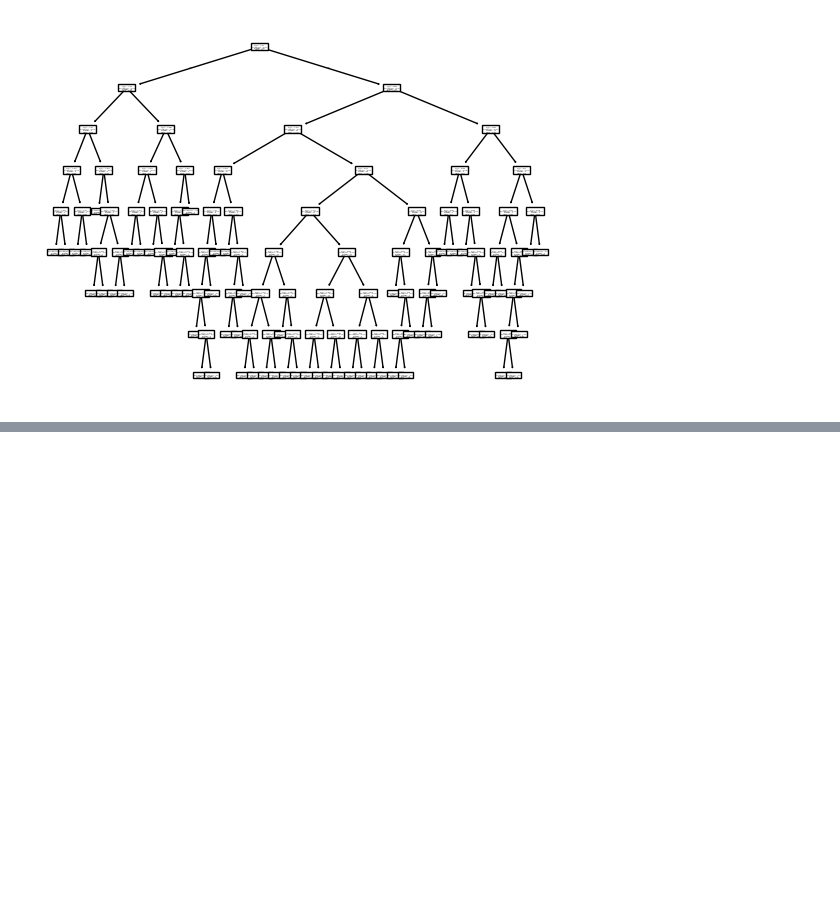
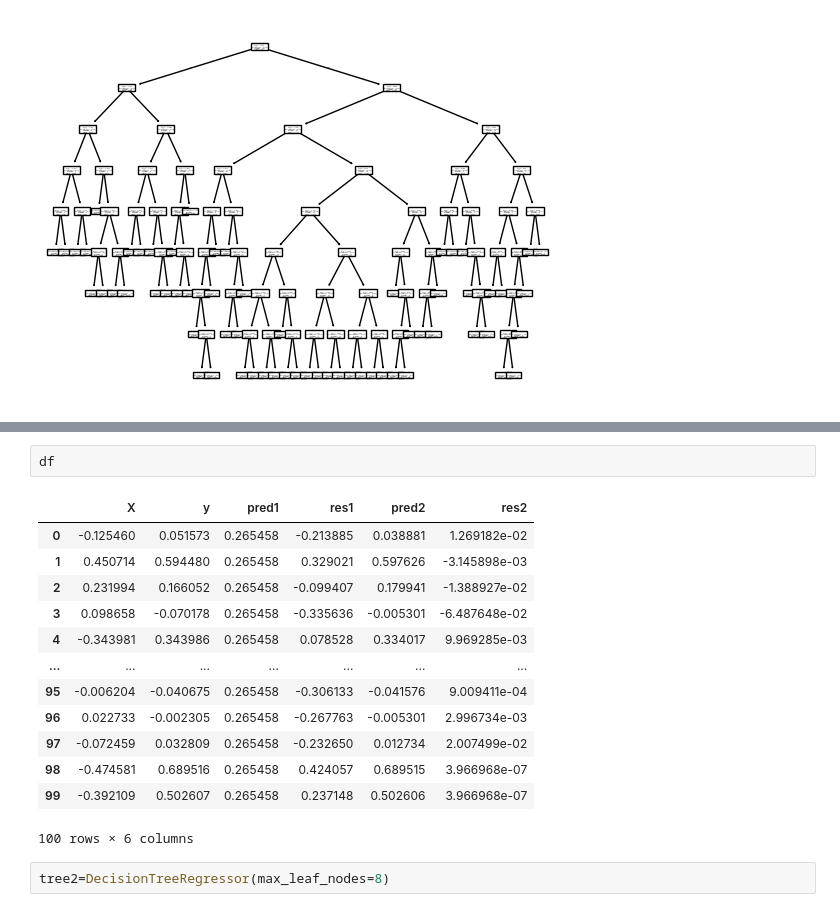
Before and after one commit to Omii04/Machine-Learning, a Jupyter notebook: Gradient Boosting.ipynb, the cells around one changed output, grey strips where cells are left out. Cells and saved outputs as stored; diff of their text form; blank space fills up the shorter version.

```diff
--- a/Gradient Boosting.ipynb
+++ b/Gradient Boosting.ipynb
@@ -63,0 +80,18 @@ plt.show()
+# %%
+df
+# %% [output]
+|  | X | y | pred1 | res1 | pred2 | res2 |
+| 0 | -0.125460 | 0.051573 | 0.265458 | -0.213885 | 0.038881 | 1.269182e-02 |
+| 1 | 0.450714 | 0.594480 | 0.265458 | 0.329021 | 0.597626 | -3.145898e-03 |
+| 2 | 0.231994 | 0.166052 | 0.265458 | -0.099407 | 0.179941 | -1.388927e-02 |
+| 3 | 0.098658 | -0.070178 | 0.265458 | -0.335636 | -0.005301 | -6.487648e-02 |
+| 4 | -0.343981 | 0.343986 | 0.265458 | 0.078528 | 0.334017 | 9.969285e-03 |
+| ... | ... | ... | ... | ... | ... | ... |
+| 95 | -0.006204 | -0.040675 | 0.265458 | -0.306133 | -0.041576 | 9.009411e-04 |
+| 96 | 0.022733 | -0.002305 | 0.265458 | -0.267763 | -0.005301 | 2.996734e-03 |
+| 97 | -0.072459 | 0.032809 | 0.265458 | -0.232650 | 0.012734 | 2.007499e-02 |
+| 98 | -0.474581 | 0.689516 | 0.265458 | 0.424057 | 0.689515 | 3.966968e-07 |
+| 99 | -0.392109 | 0.502607 | 0.265458 | 0.237148 | 0.502606 | 3.966968e-07 |
+100 rows × 6 columns
+# %%
+tree2=DecisionTreeRegressor(max_leaf_nodes=8)
```
Also changed, not shown: parts of 10 cells of this notebook.
